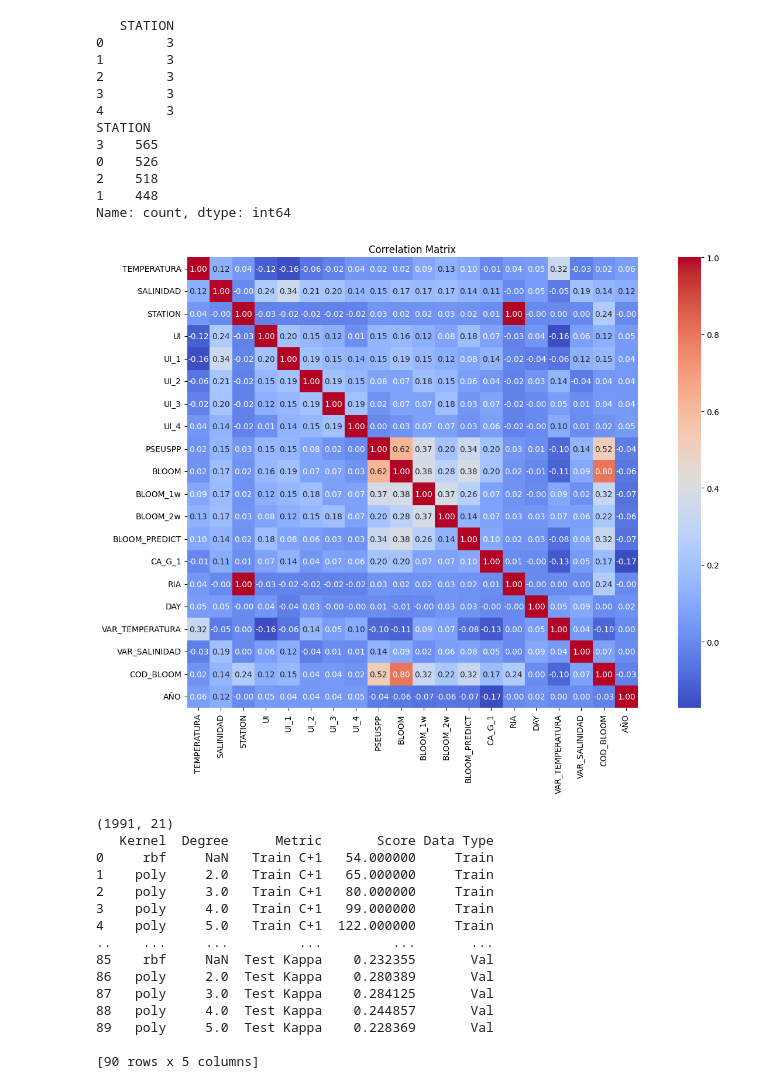
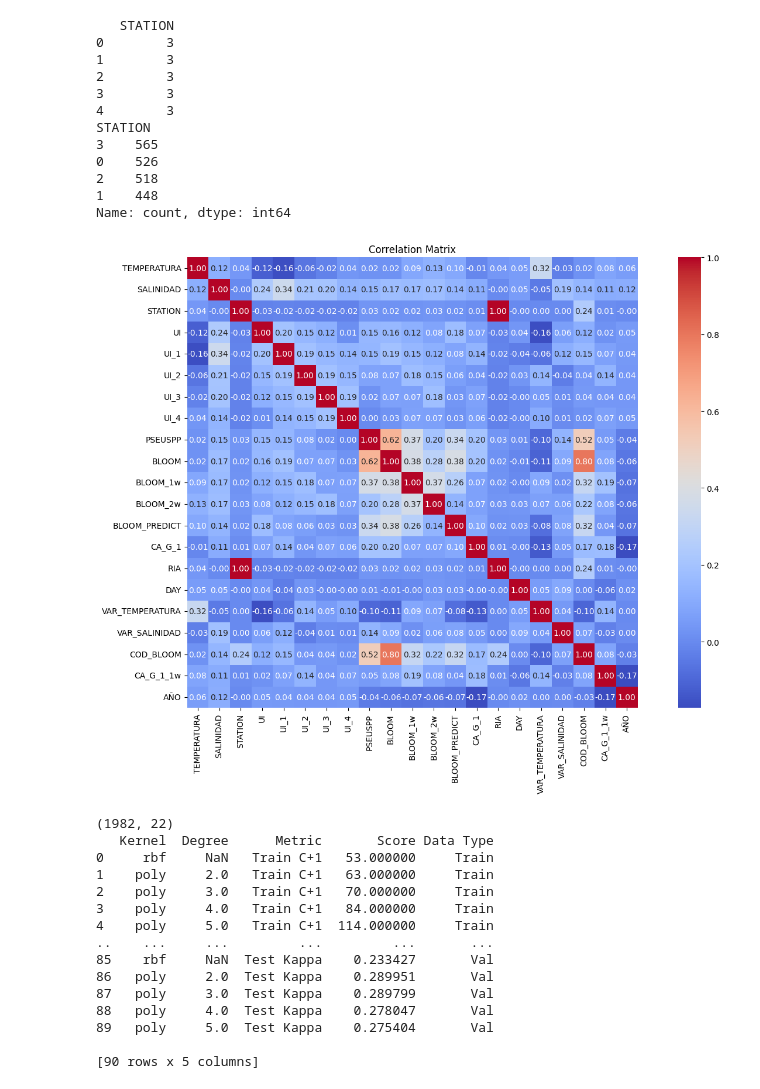
Before and after one commit to guillermobastos/tesis, a Jupyter notebook: work/ModeloA-Escalado-01.ipynb, the cells around one changed output. Drawn from its saved outputs; the diff is of its cells as text; code cells hidden in the pictures.

```diff
--- a/work/ModeloA-Escalado-01.ipynb
+++ b/work/ModeloA-Escalado-01.ipynb
@@ -13,3 +21,5 @@ data.head()
+# %%
+data['CA_G_1_1w'] = data['CA_G_1'].shift(1)
 # %%
 data.isna().sum()[data.isna().sum() > 0]
 # %% [output]
@@ -101,35 +112,31 @@ Name: count, dtype: int64
 # %%
 import seaborn as sns
 import matplotlib.pyplot as plt
 from sklearn.preprocessing import MinMaxScaler, LabelEncoder
 
 # Copia del DataFrame para evitar modificar el original
 data_scaled = data.copy()
 
 # Eliminar la columna FECHA
 data_scaled = data_scaled.drop(columns=['FECHA'])
-
-# Aplicar Label Encoding a la columna STATION
-label_encoder = LabelEncoder()
-data_scaled['STATION'] = label_encoder.fit_transform(data_scaled['STATION'])
 
 # Convertir todo a float64 antes de escalar
 data_scaled = data_scaled.astype('float64')
 
 # Aplicar MinMaxScaler a todas las columnas (escalado entre -1 y 1)
 scaler = MinMaxScaler(feature_range=(-1, 1))
 data_scaled.iloc[:, :] = scaler.fit_transform(data_scaled)
 
 # Calcular la matriz de correlación
 correlation_matrix = data_scaled.corr()
 
 # Mostrar la matriz de correlación como un heatmap
 plt.figure(figsize=(18, 10))
 sns.heatmap(correlation_matrix, annot=True, fmt=".2f", cmap="coolwarm", cbar=True, square=True)
 plt.title('Correlation Matrix')
 plt.show()
 # %% [output]
-[figure, old version]
+[figure, new version]
 # %%
 import pandas as pd
 from sklearn.model_selection import train_test_split
@@ -141,7 +148,7 @@ from sklearn.preprocessing import MinMaxScaler
 data = data.dropna()
 print(data.shape)
 # X = data.drop(columns=['FECHA','BLOOM_PREDICT','STATION',])  # Ajusta según las columnas de tu dataset
-X = data.drop(columns=['FECHA','BLOOM_PREDICT','STATION'])  # Ajusta según las columnas de tu dataset
+X = data.drop(columns=['FECHA','BLOOM_PREDICT'])  # Ajusta según las columnas de tu dataset
 y = data['BLOOM_PREDICT']
 
 # Asegurarse de que las características estén en formato numérico (por ejemplo, usando get_dummies si tienes variables categóricas)
@@ -280,19 +287,19 @@ print(long_results)
 # Guardar los resultados en un archivo CSV
 long_results.to_csv('long_model_metrics_with_kappa.csv', index=False)
 # %% [output]
-(1991, 21)
+(1982, 22)
    Kernel  Degree      Metric       Score Data Type
-0     rbf     NaN   Train C+1   54.000000     Train
-1    poly     2.0   Train C+1   65.000000     Train
-2    poly     3.0   Train C+1   80.000000     Train
-3    poly     4.0   Train C+1   99.000000     Train
-4    poly     5.0   Train C+1  122.000000     Train
+0     rbf     NaN   Train C+1   53.000000     Train
+1    poly     2.0   Train C+1   63.000000     Train
+2    poly     3.0   Train C+1   70.000000     Train
+3    poly     4.0   Train C+1   84.000000     Train
+4    poly     5.0   Train C+1  114.000000     Train
 ..    ...     ...         ...         ...       ...
-85    rbf     NaN  Test Kappa    0.232355       Val
-86   poly     2.0  Test Kappa    0.280389       Val
-87   poly     3.0  Test Kappa    0.284125       Val
-88   poly     4.0  Test Kappa    0.244857       Val
-89   poly     5.0  Test Kappa    0.228369       Val
+85    rbf     NaN  Test Kappa    0.233427       Val
+86   poly     2.0  Test Kappa    0.289951       Val
+87   poly     3.0  Test Kappa    0.289799       Val
+88   poly     4.0  Test Kappa    0.278047       Val
+89   poly     5.0  Test Kappa    0.275404       Val
 
 [90 rows x 5 columns]
 # %%
```
Also changed, not shown: parts of 4 cells of this notebook, 1 other file.
